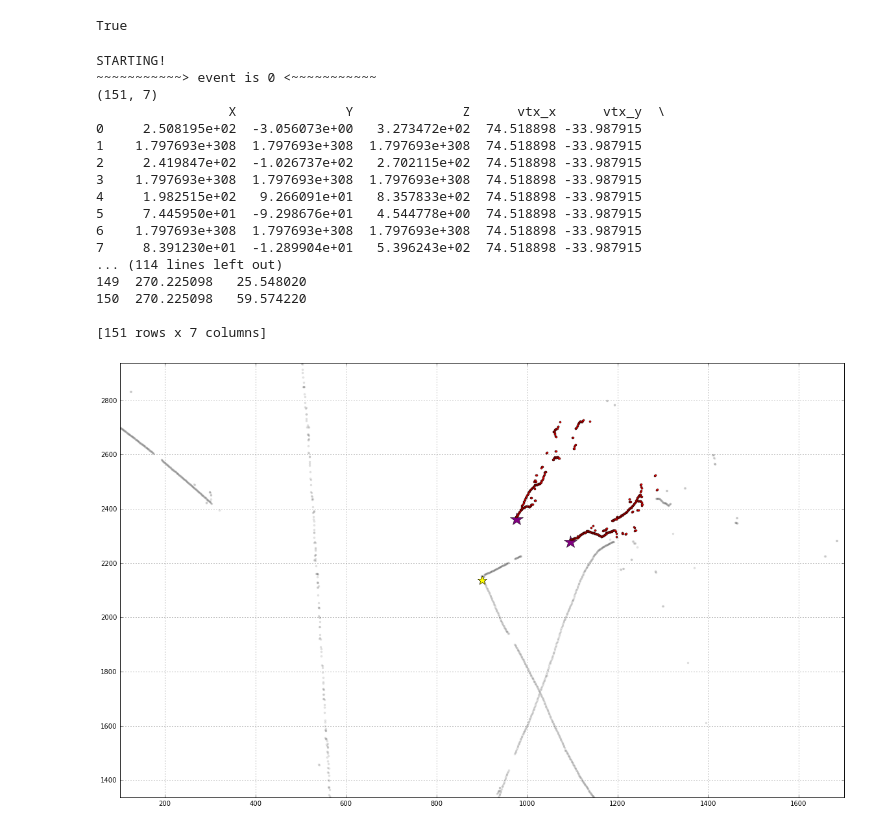
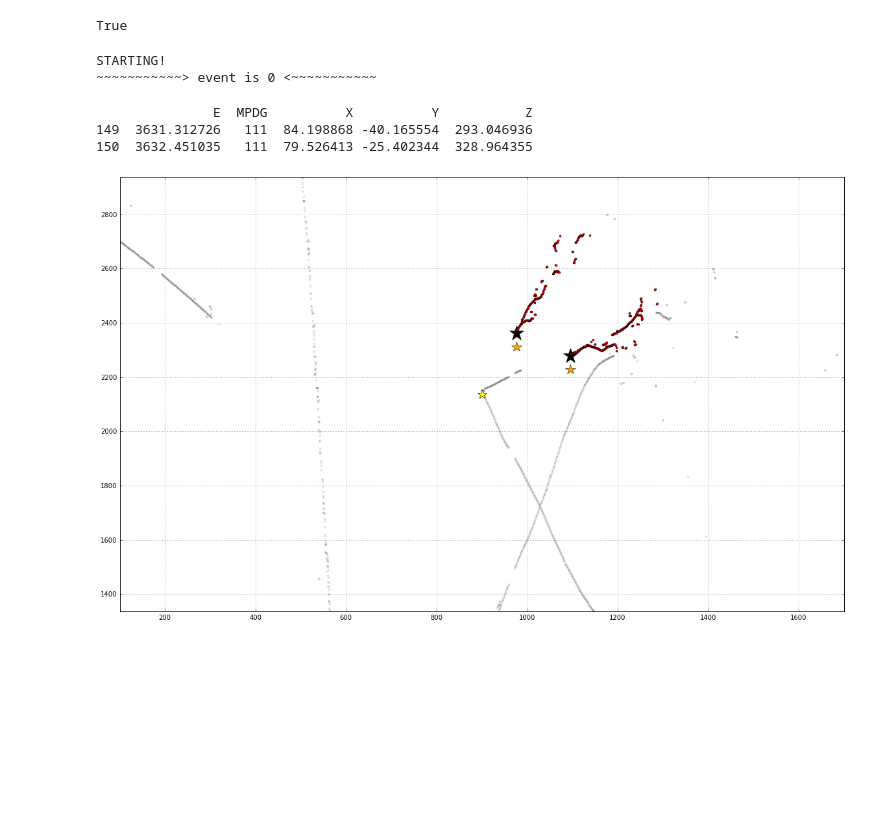
Before and after one commit to ahack379/ShowerTest, a Jupyter notebook: Signal_Quality/mac/debuger.ipynb, the cells around one changed output. Saved outputs shown, nothing was run; the diff lists cells and outputs as text; code cells hidden in the pictures; blank space fills up the shorter version.

```diff
--- a/Signal_Quality/mac/debuger.ipynb
+++ b/Signal_Quality/mac/debuger.ipynb
@@ -28,5 +30,4 @@ True
 # %%
-#there is only 1 event
 print "STARTING! "
 #for evt in xrange(1050):
 while True:
@@ -52,11 +53,28 @@ while True:
                             branches=['mcshower_mcreco_branch.vector<larlite::mcshower>.fDetProfile._position.X()',
                                       'mcshower_mcreco_branch.vector<larlite::mcshower>.fDetProfile._position.Y()',
                                       'mcshower_mcreco_branch.vector<larlite::mcshower>.fDetProfile._position.Z()',
-                                      'mcshower_mcreco_branch.vector<larlite::mcshower>.fDetProfile._position.Energy()'])
+                                      'mcshower_mcreco_branch.vector<larlite::mcshower>.fDetProfile._position.Energy()',
+                                      'mcshower_mcreco_branch.vector<larlite::mcshower>.fMotherPDGCode'])
 
     mcs_df= pd.DataFrame({'X'   : mcshowerdata[evt][0],
                           'Y'   : mcshowerdata[evt][1],
-                          'Z'   : mcshowerdata[evt][2]})
+                          'Z'   : mcshowerdata[evt][2],
+                          'E'   : mcshowerdata[evt][3],
+                          'MPDG' : mcshowerdata[evt][4]})
+
+    mcs_df_pi0 = mcs_df.query('E > 0 and E < 1e20 and X > 20 and X < 236.35 and Y > -96.5 and Y < 96.5 \
+                             and Z > 10 and Z < 1026.7 and MPDG == 111')
+
+
+#     vtxtick = (tvtx / 1000.) * 2.; // time in tick :
+#     vtxtimecm = vtxtick * _time2cm; // time in cm :
+#     sce_corr = _SCE->GetPosOffsets(xvtx,yvtx,zvtx);
+#     mcs_df_pi0['Xcorr'] = mcs_df_pi0['X'] + vtxtimecm - sce_corr.at(0);
+#     mcs_df_pi0['Ycorr'] = mcs_df_pi0['X'] + vtxtimecm - sce_corr.at(0);
+#     mcs_df_pi0['Zcorr'] = mcs_df_pi0['X'] + vtxtimecm - sce_corr.at(0);
+
+    #print "FIRST SHAPE " , mcs_df_pi0.shape
+    #print mcs_df_pi0
 
     vtx=ROOT.std.vector('double')()
     vtx.resize(3)
@@ -70,10 +88,6 @@ while True:
     mcs_df['diff'] = np.sqrt( pow(mcs_df.vtx_x.values - mcs_df.X.values,2) + \
                                pow(mcs_df.vtx_y.values - mcs_df.Y.values,2) + \
                                pow(mcs_df.vtx_z.values - mcs_df.Z.values,2) )
-    print mcs_df.shape
-    print mcs_df
-
-
 
     gausdata = rn.root2array(FILENAME,
                             treename='hit_gaushit_tree',
@@ -97,8 +111,8 @@ while True:
                               'Z'   : showerdata[evt][2]
                              })
 
+    print mcs_df_pi0
 
-    #Show the ImageClusters
     for plane in [2]: #[0,1,2]:
 
         fig,ax=plt.subplots(figsize=(10*2,6*2))
@@ -106,7 +120,6 @@ while True:
         phits = hits_df.query("Plane=={}".format(plane))
 
         ax.plot(phits.Wire,phits.PeakTime,'o',color='black',markersize=3,alpha=0.1)
-
 
         for i in xrange(showers_df.shape[0]):
             shr=ROOT.std.vector('double')()
@@ -116,62 +129,49 @@ while True:
             shr[2]=showers_df.Z.values[i]
             px = geoH.Point_3Dto2D(shr.data(),plane)
 
-        for i in xrange(showers_df.shape[0]):
+            pt=np.array([px.w/geoH.WireToCm(),px.t//geoH.TimeToCm()+800.0])
+            ax.plot(pt[0],pt[1],'*',markersize=24,color='k')
+
+        for i in xrange(mcs_df_pi0.shape[0]):
             shr=ROOT.std.vector('double')()
             shr.resize(3)
-            shr[0]=showers_df.X.values[i]
-            shr[1]=showers_df.Y.values[i]
-            shr[2]=showers_df.Z.values[i]
+            shr[0]=mcs_df_pi0.X.values[i]
+            shr[1]=mcs_df_pi0.Y.values[i]
+            shr[2]=mcs_df_pi0.Z.values[i]
             px = geoH.Point_3Dto2D(shr.data(),plane)
 
-
             pt=np.array([px.w/geoH.WireToCm(),px.t//geoH.TimeToCm()+800.0])
-            ax.plot(pt[0],pt[1],'*',markersize=20,color='purple')
+            ax.plot(pt[0],pt[1],'*',markersize=16,color='orange')
 
         # plot each cluster and userinfo
         for ix,cluster in enumerate(cluster_to_hit_ass):
 
             ##############################
             #get the hits for this clusters
             slice_=np.array(cluster)
             if event_clusters[ix].Plane().Plane != plane: continue
             if slice_.size == 0: continue
 
             hslice = hits_df.iloc[slice_]
             ax.plot(hslice.Wire,hslice.PeakTime,'o',color='red',markersize=3)
 
-#             exec("cluster_data = plane%s"%plane)
             cid = event_clusters[ix].ID()
 
             #put vertex information on screen as a big star
-
-
             px = geoH.Point_3Dto2D(vtx.data(),plane)
             pt=np.array([px.w/geoH.WireToCm(),px.t//geoH.TimeToCm()+800.0])
 
             ax.plot(pt[0],pt[1],'*',markersize=15,color='yellow')
             ax.set_xlim(pt[0]-800,pt[0]+800)
             ax.set_ylim(pt[1]-800,pt[1]+800)
 
         plt.grid()
         plt.show()
     break
 # %% [output]
 STARTING!
 ~~~~~~~~~~~> event is 0 <~~~~~~~~~~~
-(151, 7)
-                 X              Y              Z      vtx_x      vtx_y  \
-0     2.508195e+02  -3.056073e+00   3.273472e+02  74.518898 -33.987915
-1    1.797693e+308  1.797693e+308  1.797693e+308  74.518898 -33.987915
-2     2.419847e+02  -1.026737e+02   2.702115e+02  74.518898 -33.987915
-3    1.797693e+308  1.797693e+308  1.797693e+308  74.518898 -33.987915
-4     1.982515e+02   9.266091e+01   8.357833e+02  74.518898 -33.987915
-5     7.445950e+01  -9.298676e+01   4.544778e+00  74.518898 -33.987915
-6    1.797693e+308  1.797693e+308  1.797693e+308  74.518898 -33.987915
-7     8.391230e+01  -1.289904e+01   5.396243e+02  74.518898 -33.987915
-... (114 lines left out)
-149  270.225098   25.548020
-150  270.225098   59.574220
-
-[151 rows x 7 columns]
+               E  MPDG          X          Y           Z
+149  3631.312726   111  84.198868 -40.165554  293.046936
+150  3632.451035   111  79.526413 -25.402344  328.964355
-[figure, old version]
+[figure, new version]
```
Also changed, not shown: parts of 2 cells of this notebook, 57 other files.
